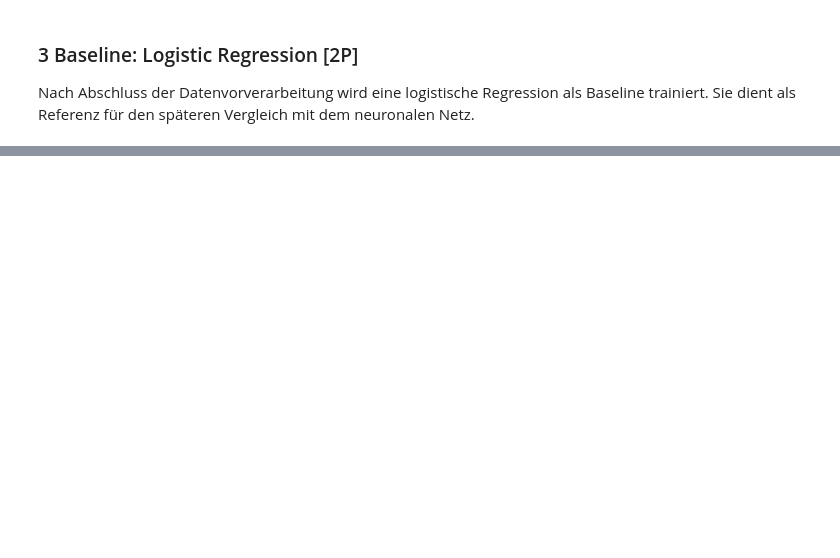
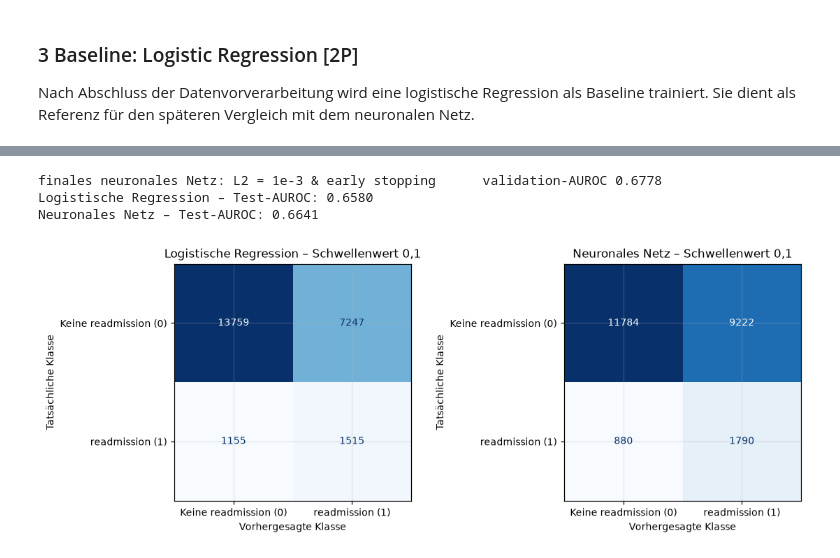
Before and after one commit to Marcinho2107/KIGW, a Jupyter notebook: ue1/ue1_elbischger_krauss.ipynb, the cells around one changed output, grey strips where cells are left out. Cells and saved outputs as stored; diff of their text form; code cells hidden in the pictures; blank space fills up the shorter version.

```diff
--- a/ue1/ue1_elbischger_krauss.ipynb
+++ b/ue1/ue1_elbischger_krauss.ipynb
@@ -759,0 +861,61 @@ KeyboardInterrupt:
+# %%
+# Die vier Ergebnisse des finalen Trainings aufteilen
+final_label, final_model, final_history, final_val_auc = final
+print(f"finales neuronales Netz: {final_label:<20}      validation-AUROC {final_val_auc:.4f}")
+
+
+#Wahrscheinlichkeit der readmission mit den Testset berechnen für logistische Regression udn neuronales Netz
+p_log_reg_test = logreg_model.predict_proba(X_test)[:, 1] #[:, 1] -> p für die positive Klasse (Wiederaufnahme)
+p_nn_test = probs(final_model, X_test)
+
+#AUROC der Testergebnisse der logistischen Regression und des Neuronalen Netzes bereichnen
+print("Logistische Regression – Test-AUROC: %.4f"
+      % roc_auc_score(Y_test, p_log_reg_test))
+print("Neuronales Netz – Test-AUROC: %.4f"
+      % roc_auc_score(Y_test, p_nn_test))
+
+#Erstellung der Konfusionmatrix
+from sklearn.metrics import ConfusionMatrixDisplay
+
+# 1. Wahrscheinlichkeiten in vorhergesagte Klassen umwandeln
+pred_test_lr = (p_log_reg_test >= 0.11).astype(int)
+pred_test_nn = (p_nn_test >= 0.11).astype(int)
+
+
+fig, axes = plt.subplots(1, 2, figsize=(12, 4))
+# 2. Vorhersagen mit tatsächlichen Werten vergleichen
+
+# Logistische Regression
+ConfusionMatrixDisplay.from_predictions(
+    Y_test,
+    pred_test_lr,
+    labels=[0, 1],
+    display_labels=["Keine readmission (0)", "readmission (1)"],
+    cmap="Blues",
+    colorbar=False,
+    ax=axes[0]
+)
+axes[0].set_title("Logistische Regression – Schwellenwert 0,1")
+
+# Neuronales Netz
+ConfusionMatrixDisplay.from_predictions(
+    Y_test,
+    pred_test_nn,
+    labels=[0, 1],
+    display_labels=["Keine readmission (0)", "readmission (1)"],
+    cmap="Blues",
+    colorbar=False,
+    ax=axes[1]
+)
+axes[1].set_title("Neuronales Netz – Schwellenwert 0,1")
+
+for ax in axes:
+    ax.set_xlabel("Vorhergesagte Klasse")
+    ax.set_ylabel("Tatsächliche Klasse")
+
+plt.show()
+# %% [output]
+finales neuronales Netz: L2 = 1e-3 & early stopping      validation-AUROC 0.6778
+Logistische Regression – Test-AUROC: 0.6580
+Neuronales Netz – Test-AUROC: 0.6641
+[figure, added]
```
Also changed, not shown: parts of 8 cells of this notebook.
